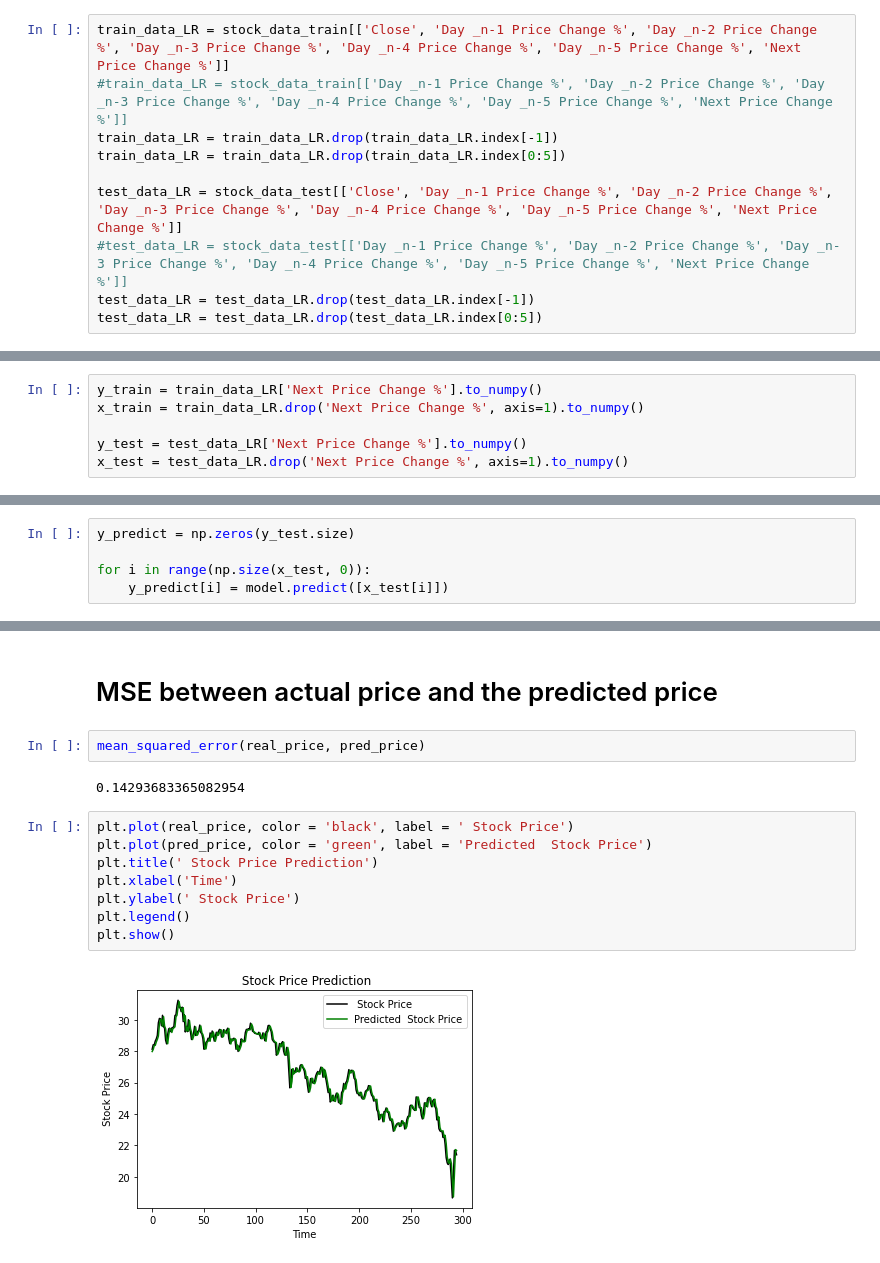
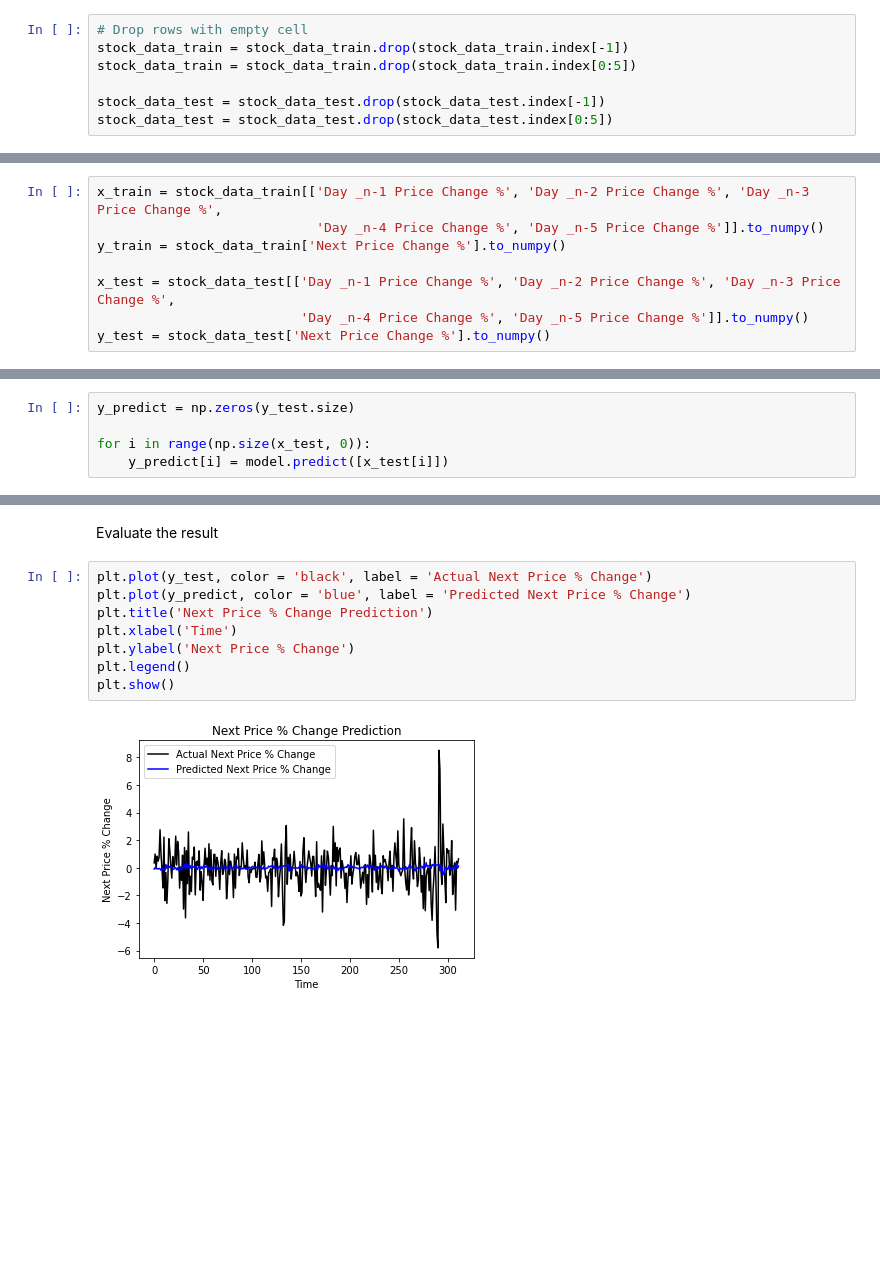
Before and after one commit to joechan22/financial-computing-proj, a Jupyter notebook: LinearRegression.ipynb, the cells around one changed output, grey strips where cells are left out. Drawn from its saved outputs; the diff is of its cells as text; blank space fills up the shorter version.

```diff
--- a/LinearRegression.ipynb
+++ b/LinearRegression.ipynb
@@ -76,12 +80,9 @@ stock_data_train
 | 2020-12-30 | 26.799999 | 27.360001 | 26.799999 | 27.340000 | 154202172 | -2.194588 | -3.145576 | ... |
 3207 rows × 12 columns
 # %%
-train_data_LR = stock_data_train[['Close', 'Day _n-1 Price Change %', 'Day _n-2 Price Change %', 'Day _n-3 Price Change %', 'Day _n-4 Price Change %', 'Day _n-5 Price Change %', 'Next Price Change %']]
-#train_data_LR = stock_data_train[['Day _n-1 Price Change %', 'Day _n-2 Price Change %', 'Day _n-3 Price Change %', 'Day _n-4 Price Change %', 'Day _n-5 Price Change %', 'Next Price Change %']]
-train_data_LR = train_data_LR.drop(train_data_LR.index[-1])
-train_data_LR = train_data_LR.drop(train_data_LR.index[0:5])
+# Drop rows with empty cell
+stock_data_train = stock_data_train.drop(stock_data_train.index[-1])
+stock_data_train = stock_data_train.drop(stock_data_train.index[0:5])
 
-test_data_LR = stock_data_test[['Close', 'Day _n-1 Price Change %', 'Day _n-2 Price Change %', 'Day _n-3 Price Change %', 'Day _n-4 Price Change %', 'Day _n-5 Price Change %', 'Next Price Change %']]
-#test_data_LR = stock_data_test[['Day _n-1 Price Change %', 'Day _n-2 Price Change %', 'Day _n-3 Price Change %', 'Day _n-4 Price Change %', 'Day _n-5 Price Change %', 'Next Price Change %']]
-test_data_LR = test_data_LR.drop(test_data_LR.index[-1])
-test_data_LR = test_data_LR.drop(test_data_LR.index[0:5])
+stock_data_test = stock_data_test.drop(stock_data_test.index[-1])
+stock_data_test = stock_data_test.drop(stock_data_test.index[0:5])
@@ -109,6 +89,8 @@ train_data_LR
 # %%
-y_train = train_data_LR['Next Price Change %'].to_numpy()
-x_train = train_data_LR.drop('Next Price Change %', axis=1).to_numpy()
+x_train = stock_data_train[['Day _n-1 Price Change %', 'Day _n-2 Price Change %', 'Day _n-3 Price Change %',
+                            'Day _n-4 Price Change %', 'Day _n-5 Price Change %']].to_numpy()
+y_train = stock_data_train['Next Price Change %'].to_numpy()
 
-y_test = test_data_LR['Next Price Change %'].to_numpy()
-x_test = test_data_LR.drop('Next Price Change %', axis=1).to_numpy()
+x_test = stock_data_test[['Day _n-1 Price Change %', 'Day _n-2 Price Change %', 'Day _n-3 Price Change %',
+                          'Day _n-4 Price Change %', 'Day _n-5 Price Change %']].to_numpy()
+y_test = stock_data_test['Next Price Change %'].to_numpy()
@@ -151,16 +114,12 @@ for i,j, k in zip(y_test, y_predict, stock_price):
-# %% [markdown]
-# MSE between actual price and the predicted price
-# %%
-mean_squared_error(real_price, pred_price)
-# %% [output]
-0.14293683365082954
-# %%
-plt.plot(real_price, color = 'black', label = ' Stock Price')
-plt.plot(pred_price, color = 'green', label = 'Predicted  Stock Price')
-plt.title(' Stock Price Prediction')
-plt.xlabel('Time')
-plt.ylabel(' Stock Price')
-plt.legend()
-plt.show()
-# %% [output]
-[figure, removed]
+# %% [markdown]
+Evaluate the result
+# %%
+plt.plot(y_test, color = 'black', label = 'Actual Next Price % Change')
+plt.plot(y_predict, color = 'blue', label = 'Predicted Next Price % Change')
+plt.title('Next Price % Change Prediction')
+plt.xlabel('Time')
+plt.ylabel('Next Price % Change')
+plt.legend()
+plt.show()
+# %% [output]
+[figure, added]
```
Also changed, not shown: parts of 12 cells of this notebook.
